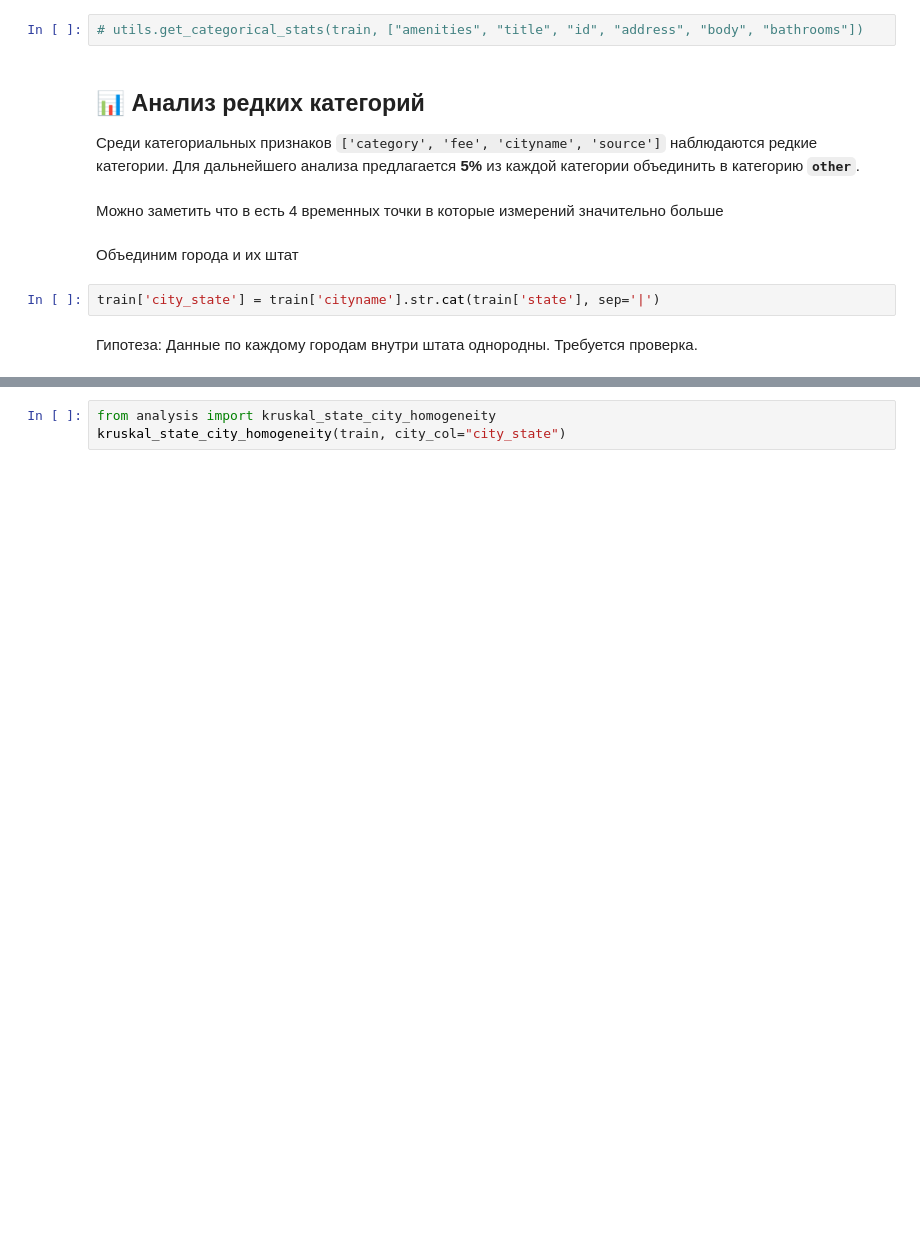
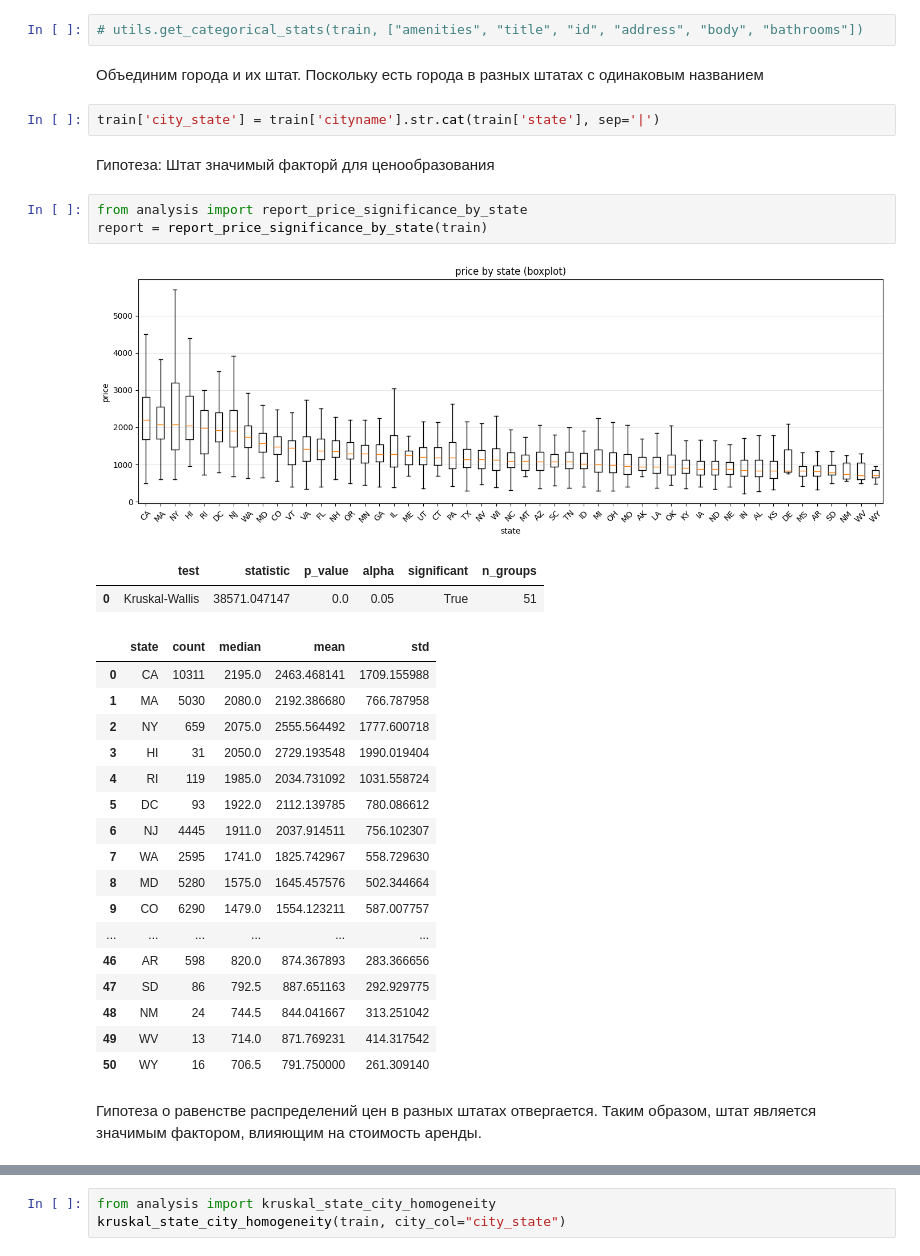
Before and after one commit to gshjis/Apartment-Rent-Data, a Jupyter notebook: notebooks/categorical.ipynb, the cells around one changed output, grey strips where cells are left out. Cells and saved outputs as stored; diff of their text form; blank space fills up the shorter version.

```diff
--- a/notebooks/categorical.ipynb
+++ b/notebooks/categorical.ipynb
@@ -67,15 +71,34 @@ source: 23 редких категорий заменено на 'other'
 # %%
 # utils.get_categorical_stats(train, ["amenities", "title", "id", "address", "body", "bathrooms"])
-# %% [markdown]
-## 📊 Анализ редких категорий
-
-Среди категориальных признаков `['category', 'fee', 'cityname', 'source']` наблюдаются редкие категории. Для дальнейшего анализа предлагается **5%** из каждой категории объединить в категорию **`other`**.
-# %% [markdown]
-Можно заметить что в есть 4 временных точки в которые измерений значительно больше
 # %% [markdown]
-Объединим города и их штат
+Объединим города и их штат. Поскольку есть города в разных штатах с одинаковым названием
 # %%
 train['city_state'] = train['cityname'].str.cat(train['state'], sep='|')
 # %% [markdown]
-Гипотеза: Данные по каждому городам внутри штата однородны.
-Требуется проверка.
+Гипотеза: Штат значимый факторй для ценообразования
+# %%
+from analysis import report_price_significance_by_state
+report = report_price_significance_by_state(train)
+# %% [output]
+[figure, added]
+|  | test | statistic | p_value | alpha | significant | n_groups |
+| 0 | Kruskal-Wallis | 38571.047147 | 0.0 | 0.05 | True | 51 |
+|  | state | count | median | mean | std |
+| 0 | CA | 10311 | 2195.0 | 2463.468141 | 1709.155988 |
+| 1 | MA | 5030 | 2080.0 | 2192.386680 | 766.787958 |
+| 2 | NY | 659 | 2075.0 | 2555.564492 | 1777.600718 |
+| 3 | HI | 31 | 2050.0 | 2729.193548 | 1990.019404 |
+| 4 | RI | 119 | 1985.0 | 2034.731092 | 1031.558724 |
+| 5 | DC | 93 | 1922.0 | 2112.139785 | 780.086612 |
+| 6 | NJ | 4445 | 1911.0 | 2037.914511 | 756.102307 |
+| 7 | WA | 2595 | 1741.0 | 1825.742967 | 558.729630 |
+| 8 | MD | 5280 | 1575.0 | 1645.457576 | 502.344664 |
+| 9 | CO | 6290 | 1479.0 | 1554.123211 | 587.007757 |
+| ... | ... | ... | ... | ... | ... |
+| 46 | AR | 598 | 820.0 | 874.367893 | 283.366656 |
+| 47 | SD | 86 | 792.5 | 887.651163 | 292.929775 |
+| 48 | NM | 24 | 744.5 | 844.041667 | 313.251042 |
+| 49 | WV | 13 | 714.0 | 871.769231 | 414.317542 |
+| 50 | WY | 16 | 706.5 | 791.750000 | 261.309140 |
+# %% [markdown]
+Гипотеза о равенстве распределений цен в разных штатах отвергается. Таким образом, штат является значимым фактором, влияющим на стоимость аренды.
```
Also changed, not shown: parts of 16 cells of this notebook, 3 other files.
